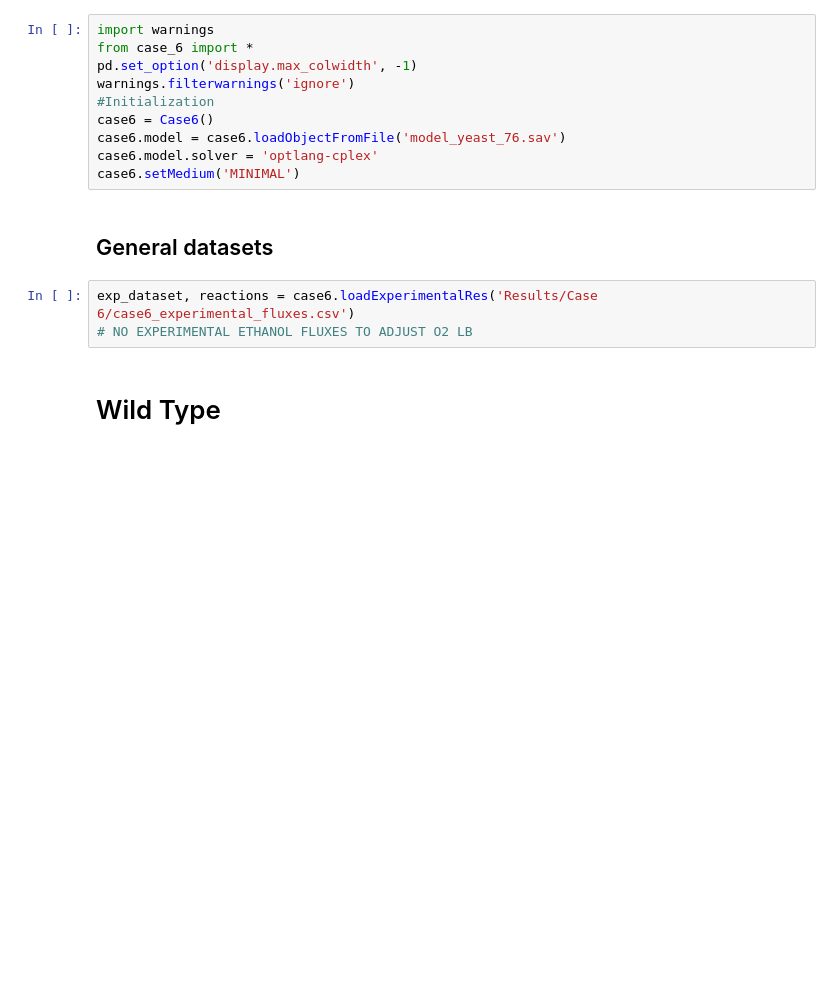
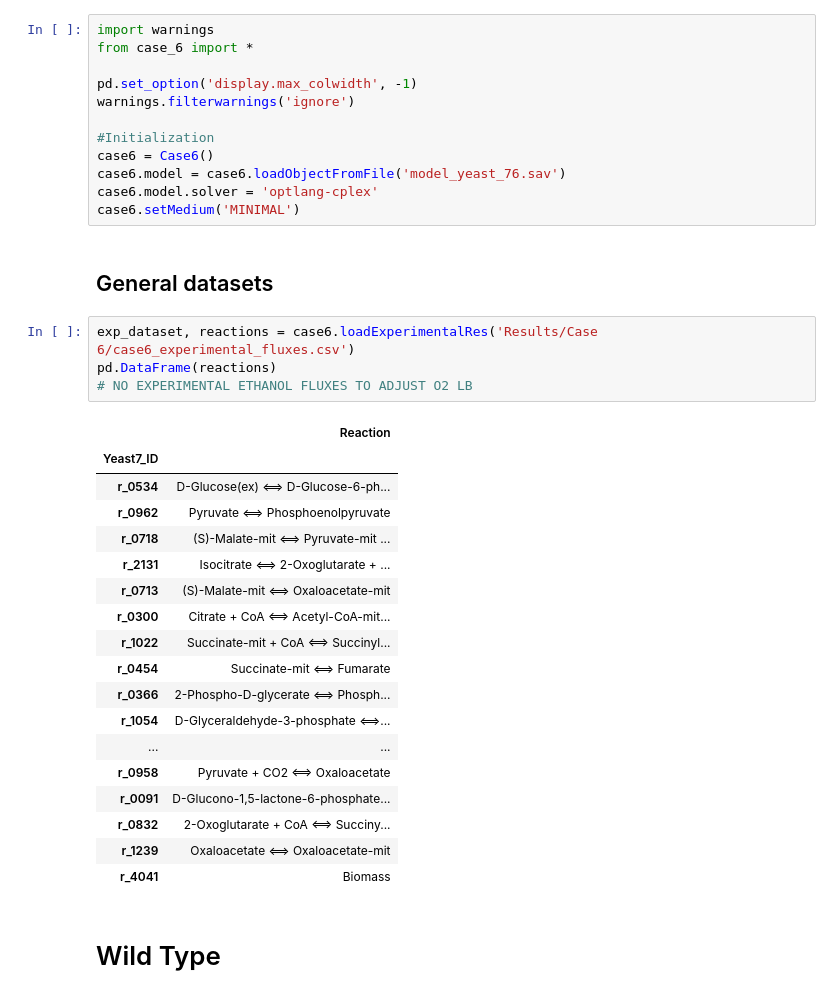
Before and after one commit to TelmaAfonso/DeYeast, a Jupyter notebook: case6.ipynb, the cells around one changed output. Drawn from its saved outputs; the diff is of its cells as text; blank space fills up the shorter version.

```diff
--- a/case6.ipynb
+++ b/case6.ipynb
@@ -4,8 +28,10 @@ This report contains the results with case 6 simulations.
 # %%
 import warnings
 from case_6 import *
+
 pd.set_option('display.max_colwidth', -1)
 warnings.filterwarnings('ignore')
+
 #Initialization
 case6 = Case6()
 case6.model = case6.loadObjectFromFile('model_yeast_76.sav')
@@ -15,7 +41,27 @@ case6.setMedium('MINIMAL')
 ## General datasets
 # %%
 exp_dataset, reactions = case6.loadExperimentalRes('Results/Case 6/case6_experimental_fluxes.csv')
+pd.DataFrame(reactions)
 # NO EXPERIMENTAL ETHANOL FLUXES TO ADJUST O2 LB
+# %% [output]
+|  | Reaction |
+| Yeast7_ID |  |
+| r_0534 | D-Glucose(ex) <==> D-Glucose-6-ph... |
+| r_0962 | Pyruvate <==> Phosphoenolpyruvate |
+| r_0718 | (S)-Malate-mit <==> Pyruvate-mit ... |
+| r_2131 | Isocitrate <==> 2-Oxoglutarate + ... |
+| r_0713 | (S)-Malate-mit <==> Oxaloacetate-mit |
+| r_0300 | Citrate + CoA <==> Acetyl-CoA-mit... |
+| r_1022 | Succinate-mit + CoA <==> Succinyl... |
+| r_0454 | Succinate-mit <==> Fumarate |
+| r_0366 | 2-Phospho-D-glycerate <==> Phosph... |
+| r_1054 | D-Glyceraldehyde-3-phosphate <==>... |
+| ... | ... |
+| r_0958 | Pyruvate + CO2 <==> Oxaloacetate |
+| r_0091 | D-Glucono-1,5-lactone-6-phosphate... |
+| r_0832 | 2-Oxoglutarate + CoA <==> Succiny... |
+| r_1239 | Oxaloacetate <==> Oxaloacetate-mit |
+| r_4041 | Biomass |
 # %% [markdown]
 # Wild Type
 # %% [markdown]
```
Also changed, not shown: parts of 13 cells of this notebook, 12 other files.
